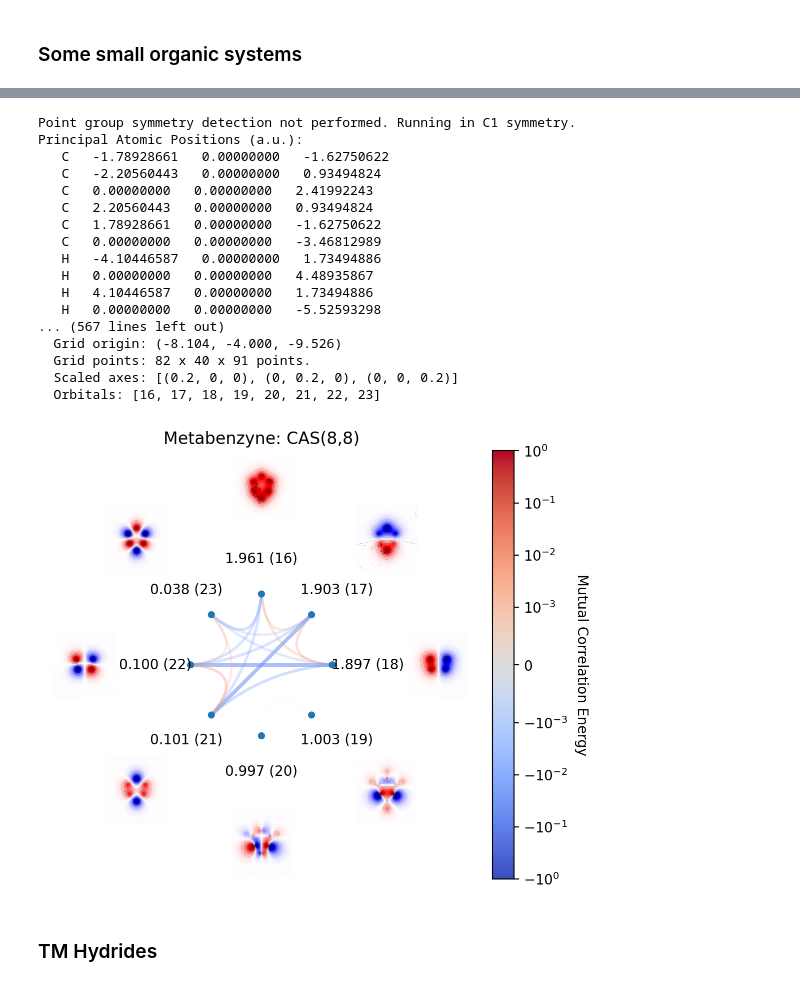
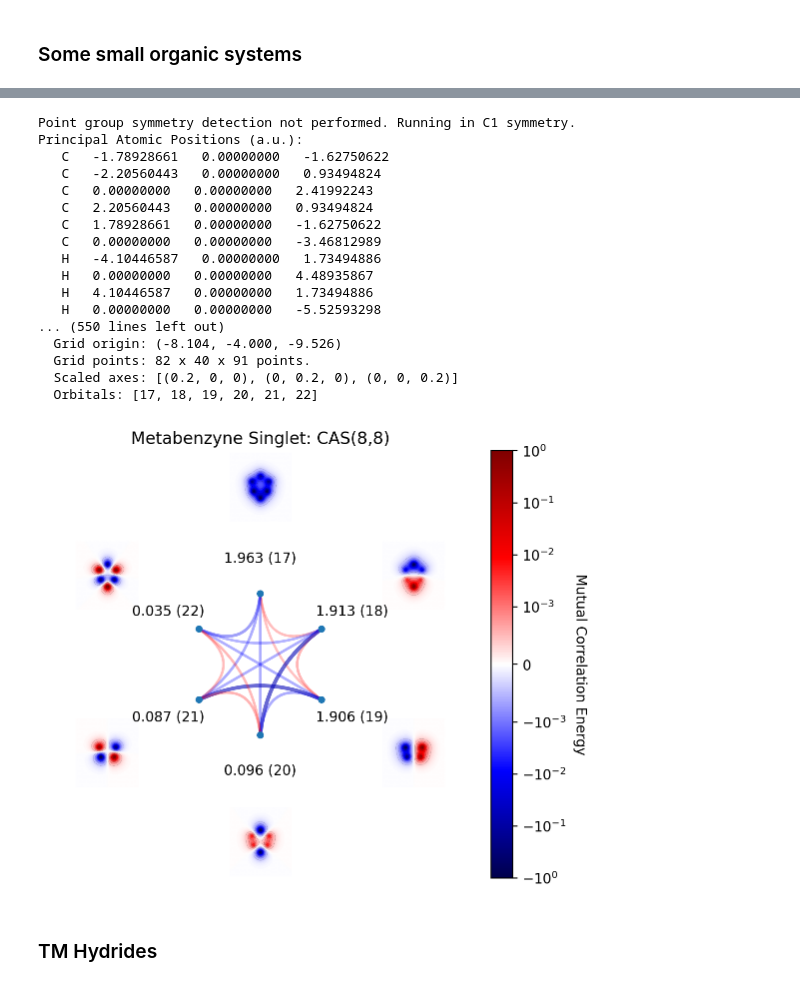
Before and after one commit to evangelistalab/forte2, a Jupyter notebook: tutorials/mca_energy/mce_tests.ipynb, the cells around one changed output, grey strips where cells are left out. Cells and saved outputs as stored; diff of their text form; code cells hidden in the pictures.

```diff
--- a/tutorials/mca_energy/mce_tests.ipynb
+++ b/tutorials/mca_energy/mce_tests.ipynb
@@ -269,56 +382,47 @@ H 0.0000000 0.0000000 -2.9241978
 
 system = forte2.System(xyz=xyz, basis_set="cc-pVTZ", auxiliary_basis_set="def2-universal-JKFIT")
 
-rhf = forte2.ROHF(charge=0, ms=1.0)(system)
+rhf = forte2.ROHF(charge=0, ms=0.0)(system)
 rhf.run()
 
 avas = forte2.AVAS(selection_method='separate',
                    subspace=["C(2p)"],
                    num_active_docc=3,
                    num_active_uocc=3)(rhf)
 
-ci=forte2.CISolver(forte2.State(system=system, multiplicity=3,ms=1.0))
+ci=forte2.CISolver(forte2.State(system=system, multiplicity=1,ms=0.0))
 mc=forte2.MCOptimizer(ci)(avas)
 mc.run()
 
-orb_list=ci.active_indices
-print(orb_list)
+MCEmat = mc_mod.MutualCorrelationEnergyAnalysis(ci)
 
-MCEmat = np.zeros((len(orb_list),len(orb_list)))
-for i in range(0,len(orb_list)):
-    for j in range(0,len(orb_list)):
-        if orb_list[i] != orb_list[j]:
-            MCEmat[i,j] = twofrag_correlation_energy_enumerated(ci=ci,
-                                                                A_orbs=[orb_list[i]],
-                                                                B_orbs=[orb_list[j]],
-                                                                core_orbitals=ci.core_indices,
-                                                                )
 mutual_correlation_plot(system,mc.C[0],
                         indices=ci.mo_space.active_indices,
                         mca=MCEmat,
-                        title="Metabenzyne: CAS(8,8)",
+                        title="Metabenzyne Singlet: CAS(8,8)",
                         occupation_numbers=ci.nat_occs,
                         projection_axis=1,
+                        output_file="metabenzyne_singlet"
                         )
 # %% [output]
 Point group symmetry detection not performed. Running in C1 symmetry.
 Principal Atomic Positions (a.u.):
    C   -1.78928661   0.00000000   -1.62750622
    C   -2.20560443   0.00000000   0.93494824
    C   0.00000000   0.00000000   2.41992243
    C   2.20560443   0.00000000   0.93494824
    C   1.78928661   0.00000000   -1.62750622
    C   0.00000000   0.00000000   -3.46812989
    H   -4.10446587   0.00000000   1.73494886
    H   0.00000000   0.00000000   4.48935867
    H   4.10446587   0.00000000   1.73494886
    H   0.00000000   0.00000000   -5.52593298
-... (567 lines left out)
+... (550 lines left out)
   Grid origin: (-8.104, -4.000, -9.526)
   Grid points: 82 x 40 x 91 points.
   Scaled axes: [(0.2, 0, 0), (0, 0.2, 0), (0, 0, 0.2)]
-  Orbitals: [16, 17, 18, 19, 20, 21, 22, 23]
+  Orbitals: [17, 18, 19, 20, 21, 22]
-[figure, old version]
+[figure, new version]
 # %% [markdown]
 ### TM Hydrides
 # %%
```
Also changed, not shown: parts of 21 cells of this notebook, 6 other files.
